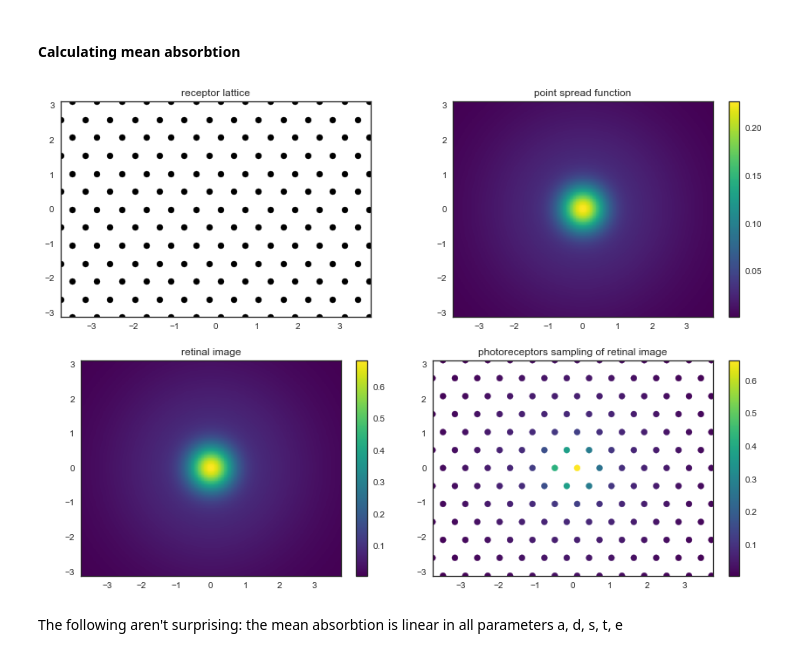
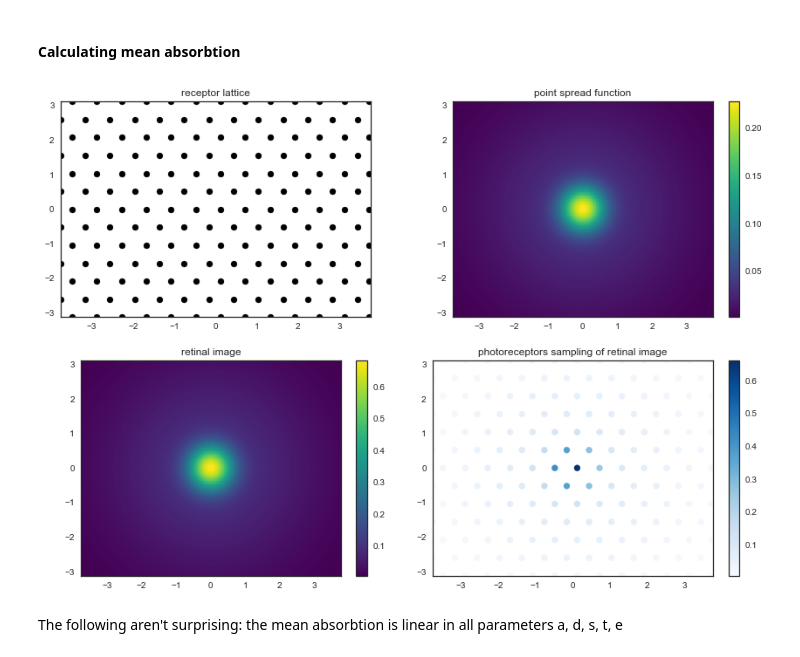
Before and after one commit to WinawerLab/vis-mod-course, a Jupyter notebook: Geisler1984/Geisler1984.ipynb, the cells around one changed output. Cells and saved outputs as stored; diff of their text form; code cells hidden in the pictures.

```diff
--- a/Geisler1984/Geisler1984.ipynb
+++ b/Geisler1984/Geisler1984.ipynb
@@ -104,17 +105,17 @@ df['percent default'] = 100 * df['mean photons absorbed by center photoreceptor'
 # %%
 data = [lattice, psf, retinal_image, retinal_image * lattice]
 titles = ['receptor lattice', 'point spread function', 'retinal image', 'photoreceptors sampling of retinal image']
 fig, axes = plt.subplots(2, 2, figsize=(14, 10))
 for i, (im, title, ax) in enumerate(zip(data, titles, axes.flatten())):
     if i in [1, 2]:
         plotted = ax.imshow(im, extent=[-xmin, xmin, -ymin, ymin], cmap='viridis', aspect='equal')
     elif i in [0, 3]:
-        plotted = hf.visualize_receptor_lattice(im, x, y, ax=ax, cmap='viridis')
+        plotted = hf.visualize_receptor_lattice(im, x_lattice, y_lattice, ax=ax, cmap='Blues')
     if i in [1,2,3]:
         plt.colorbar(plotted, ax=ax, fraction=.046)
     ax.set_title(title)
 # %% [output]
-[figure, old version]
+[figure, new version]
 # %% [markdown]
 The following aren't surprising: the mean absorbtion is linear in all parameters a, d, s, t, e
 # %%
```
Also changed, not shown: parts of 25 cells of this notebook, 1 other file.
